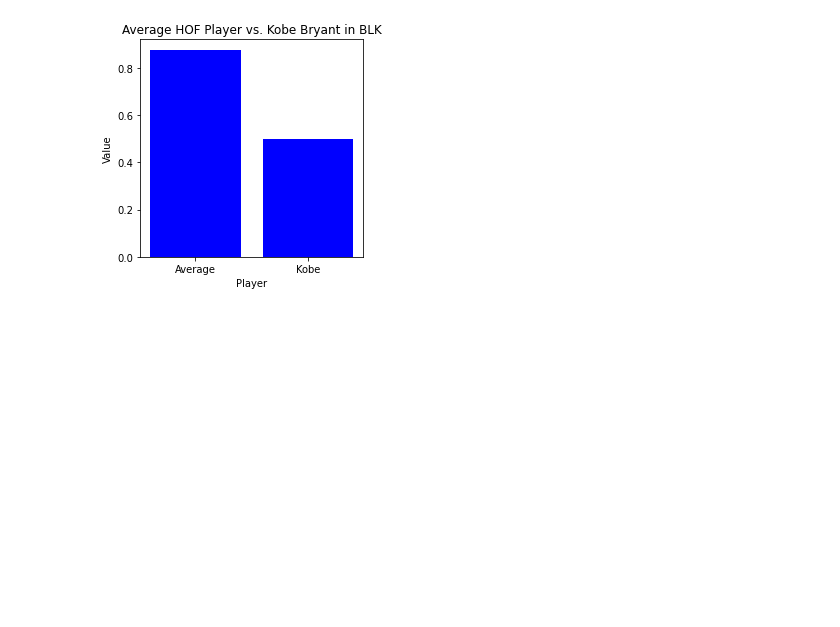
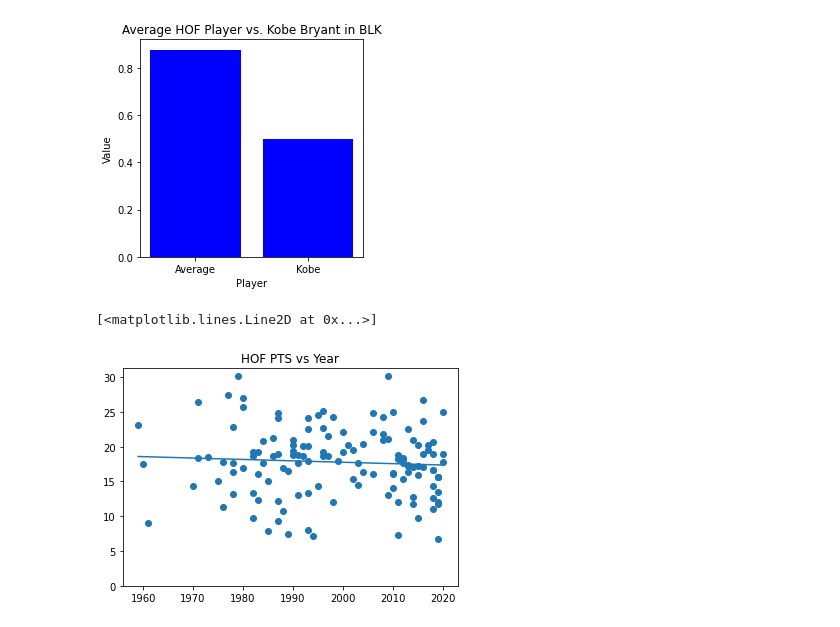
Before and after one commit to surmud/NBA-Hall-of-fame-predictor, a Jupyter notebook: hof.ipynb, the cells around one changed output. Cells and saved outputs as stored; diff of their text form; code cells hidden in the pictures; blank space fills up the shorter version.

Commit message:
Added 3p% graph and blk graph with prose.

```diff
--- a/hof.ipynb
+++ b/hof.ipynb
@@ -235,3 +235,16 @@ for i in range(len(categories)):
 [figure]
 [figure]
 [figure]
+# %%
+# Create linear regression model to see overall trend in HOF PTS across the years. We predict that PPG would be increasing over the years since players have become more skilled in scoring the ball.
+plt.figure()
+plt.scatter(hof_df["Year"], hof_df["PTS"])
+plt.title("HOF PTS vs Year")
+plt.ylim(0)
+m,b = np.polyfit(hof_df["Year"], hof_df["PTS"], 1)
+plt.plot(hof_df["Year"], m*hof_df["Year"] + b)
+
+#Our model shows us that average PPG of HOF players over the years has not changed much, so our initial hypothesis was wrong. After seeing the distribution and the linear regression model, it makes sense as to why this is the case. While it can be assumed players have been more skilled in scoring the ball, players have become more skilled defensively as well. In the old NBA, the skill gap was too much between very skilled players and the average player which you could see through Wilt Chamberlein's career, as he even scored 100 points in a 1962 game. So across time, PPG was balanced overall as skill rose on both the defensive and offensive ends.
+# %% [output]
+[<matplotlib.lines.Line2D at 0x...>]
+[figure, added]
```
Also changed, not shown: parts of 4 cells of this notebook.
